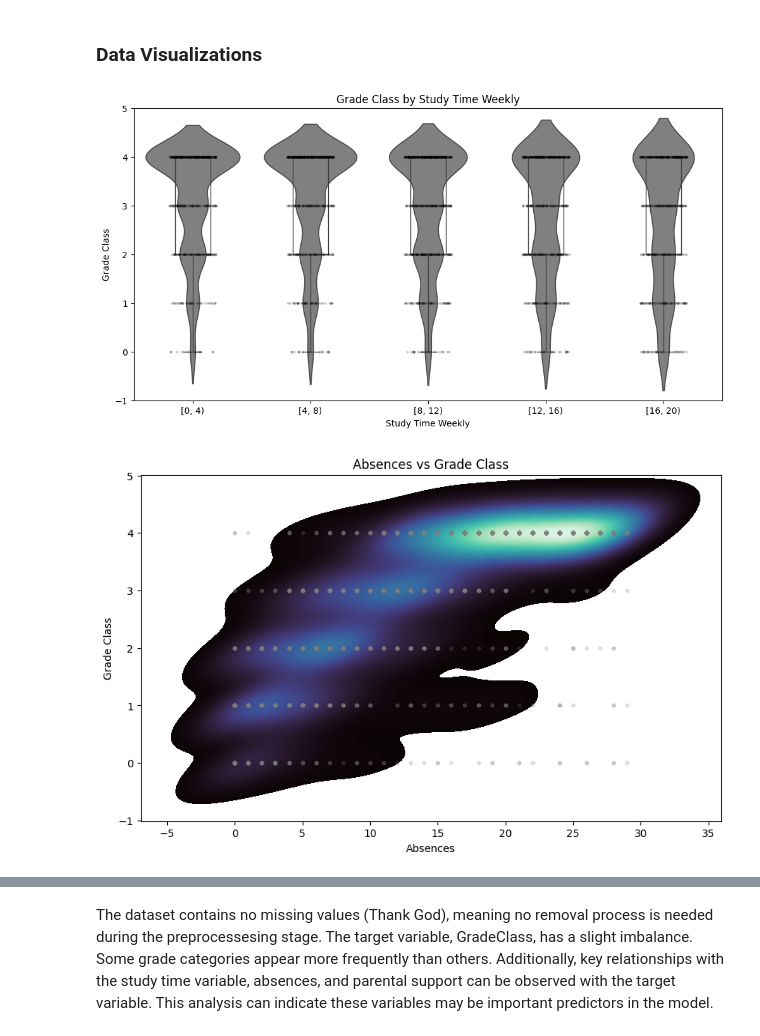
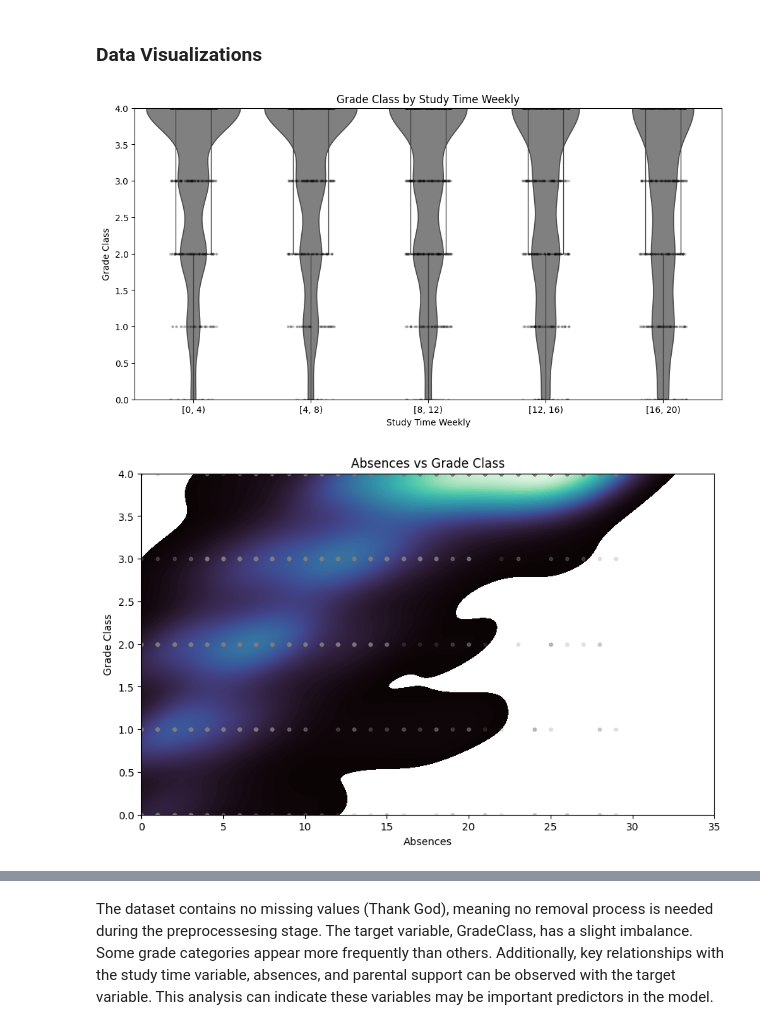
Before and after one commit to slogan02/Final_Project, a Jupyter notebook: Final_Project.ipynb, the cells around one changed output, grey strips where cells are left out. Cells and saved outputs as stored; diff of their text form; code cells hidden in the pictures.

```diff
--- a/Final_Project.ipynb
+++ b/Final_Project.ipynb
@@ -120,27 +147,29 @@ sns.stripplot(x='StudyTimeBinStr', y='GradeClass', data=df, color='black', alpha
 plt.xlabel('Study Time Weekly')
 plt.ylabel('Grade Class')
 plt.title('Grade Class by Study Time Weekly')
-plt.ylim(-1, 5)
+plt.ylim(0, 4)
 plt.show()
 # %% [output]
-[figure, old version]
+[figure, new version]
 # %%
 ## Grade Class by Absences
 # Create figure
 plt.figure(figsize=(10,6))
 #KDE Plot
 sns.kdeplot( x=df['Absences'], y=df['GradeClass'], fill=True, thresh=0.03, levels=100, cmap="mako")
 
 # Scatter Plot
 plt.scatter(df['Absences'], df['GradeClass'], s=10, alpha=0.2, color='gray')
 
 # Labeling
 plt.xlabel('Absences')
 plt.ylabel('Grade Class')
 plt.title('Absences vs Grade Class')
+plt.ylim(0, 4)
+plt.xlim(0, 35)
 plt.show()
 # %% [output]
-[figure, old version]
+[figure, new version]
 # %%
 ## Grade Class vs Parental Support (0-Low, 4-High)
 # Create figure
```
Also changed, not shown: parts of 34 cells of this notebook.
